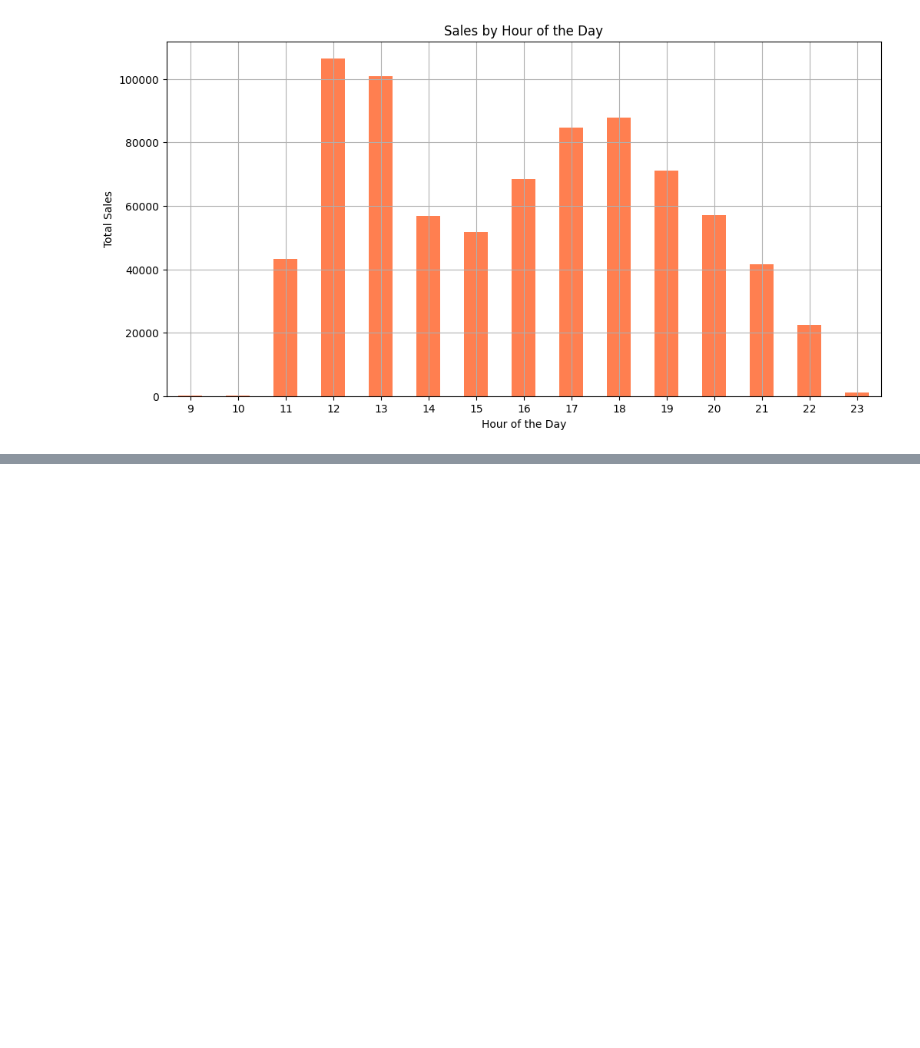
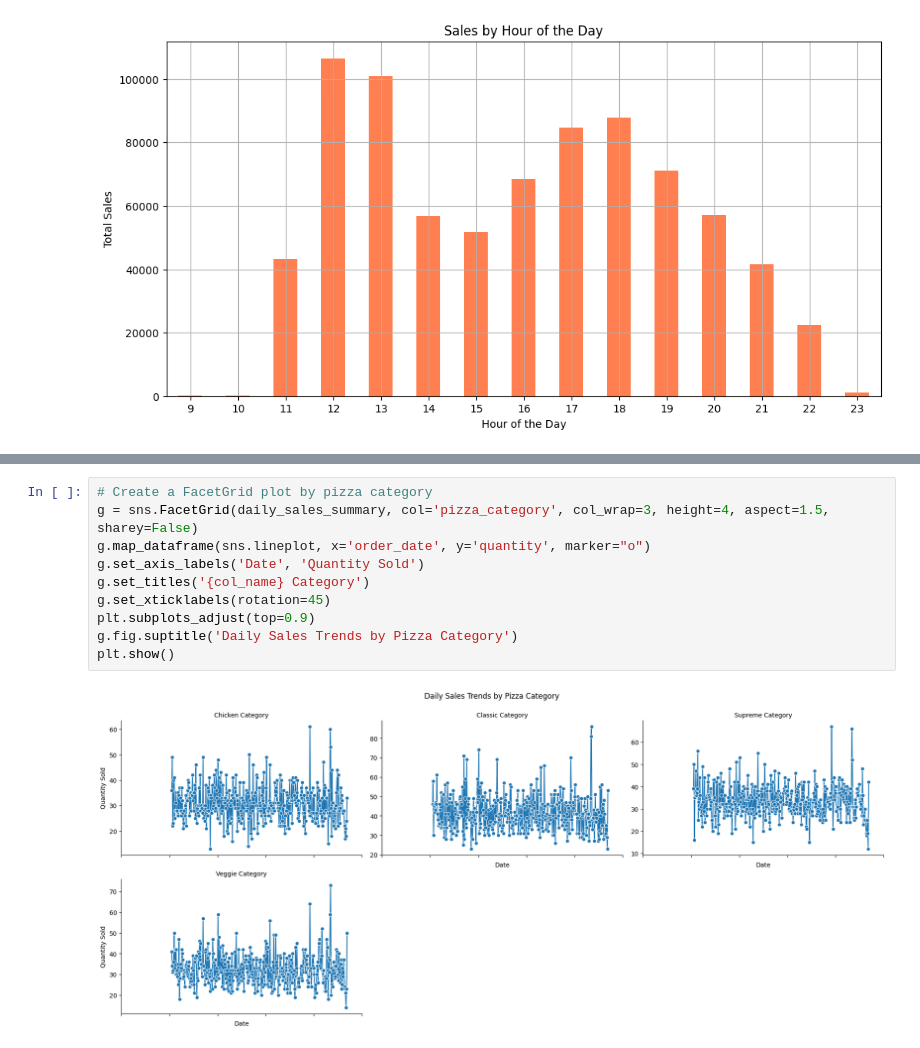
Before and after one commit to Nagasuruthi-R/Dominos_time_forecasting_prj, a Jupyter notebook: cleaning_datasets.ipynb, the cells around one changed output, grey strips where cells are left out. Drawn from its saved outputs; the diff is of its cells as text; blank space fills up the shorter version.

```diff
--- a/cleaning_datasets.ipynb
+++ b/cleaning_datasets.ipynb
@@ -476,0 +555,12 @@ plt.show()
+# %%
+# Create a FacetGrid plot by pizza category
+g = sns.FacetGrid(daily_sales_summary, col='pizza_category', col_wrap=3, height=4, aspect=1.5, sharey=False)
+g.map_dataframe(sns.lineplot, x='order_date', y='quantity', marker="o")
+g.set_axis_labels('Date', 'Quantity Sold')
+g.set_titles('{col_name} Category')
+g.set_xticklabels(rotation=45)
+plt.subplots_adjust(top=0.9)
+g.fig.suptitle('Daily Sales Trends by Pizza Category')
+plt.show()
+# %% [output]
+[figure, added]
```
Also changed, not shown: parts of 4 cells of this notebook.
